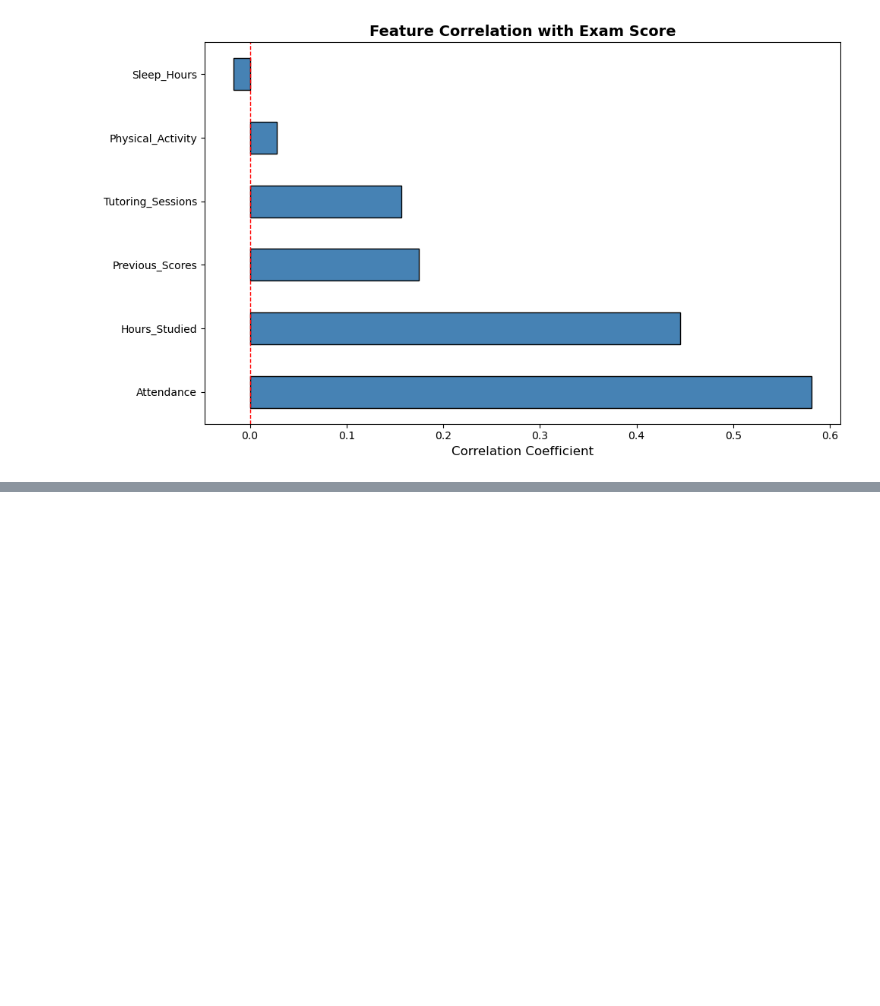
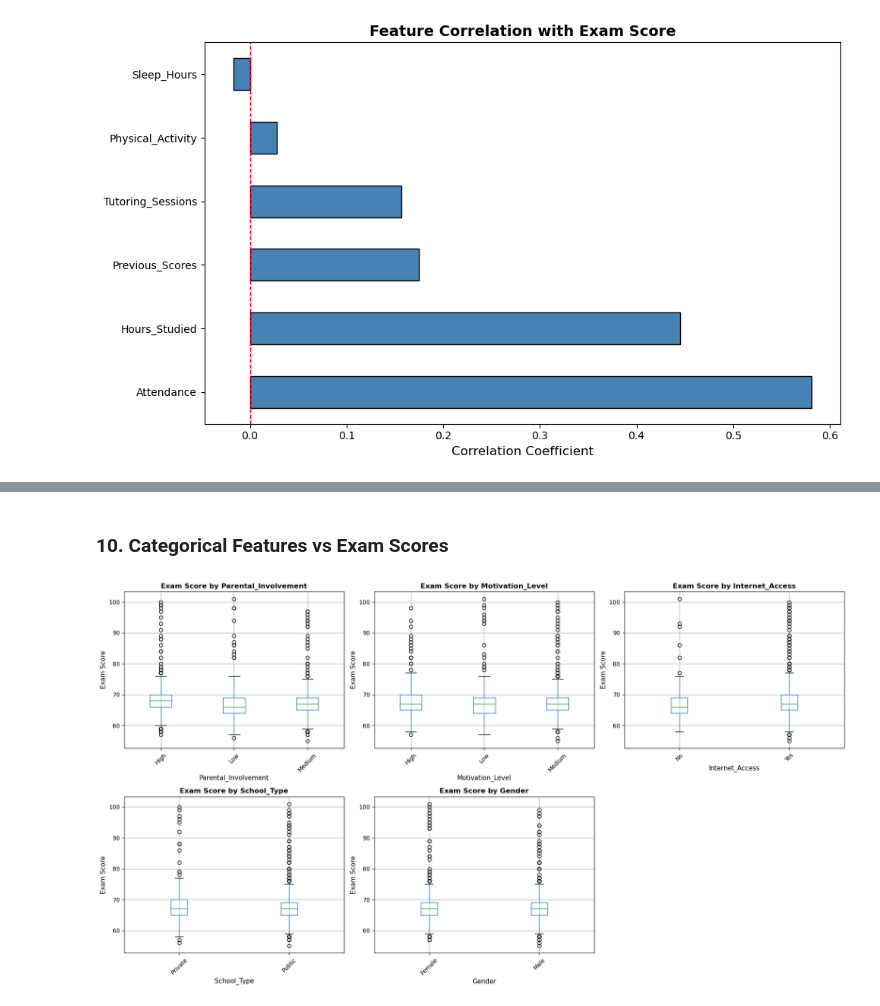
Before and after one commit to Rasath16/Student-Score-Predictor, a Jupyter notebook: 01_Data_exploration.ipynb, the cells around one changed output, grey strips where cells are left out. Cells and saved outputs as stored; diff of their text form; code cells hidden in the pictures; blank space fills up the shorter version.

```diff
--- a/01_Data_exploration.ipynb
+++ b/01_Data_exploration.ipynb
@@ -257,0 +282,20 @@ dtype: float64
+# %% [markdown]
+### 10. Categorical Features vs Exam Scores
+# %%
+fig, axes = plt.subplots(2, 3, figsize=(18, 10))
+axes = axes.flatten()
+
+for idx, col in enumerate(key_categoricals):
+    df.boxplot(column='Exam_Score', by=col, ax=axes[idx])
+    axes[idx].set_xlabel(col, fontsize=11)
+    axes[idx].set_ylabel('Exam Score', fontsize=11)
+    axes[idx].set_title(f'Exam Score by {col}', fontsize=12, fontweight='bold')
+    plt.sca(axes[idx])
+    plt.xticks(rotation=45)
+
+axes[-1].axis('off')
+plt.suptitle('')
+plt.tight_layout()
+plt.show()
+# %% [output]
+[figure, added]
```
Also changed, not shown: parts of 2 cells of this notebook.
